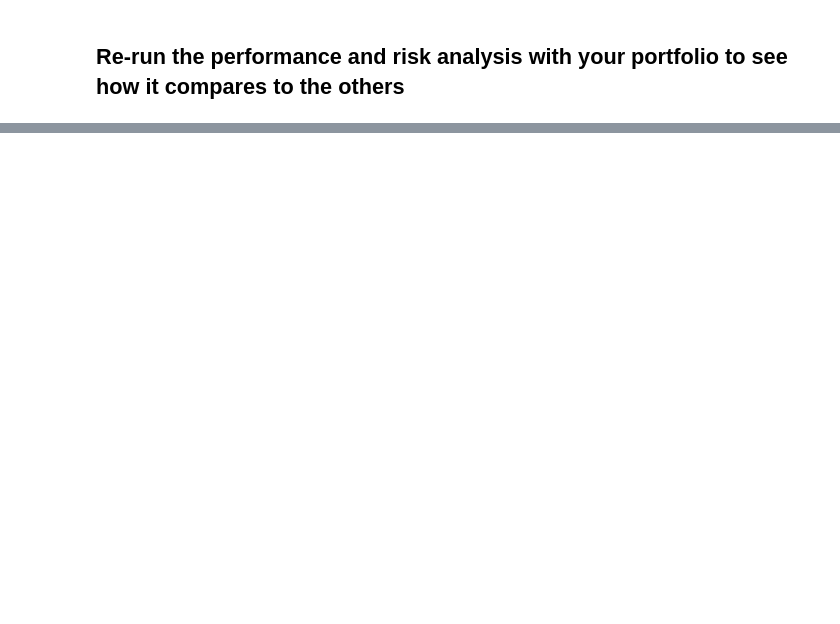
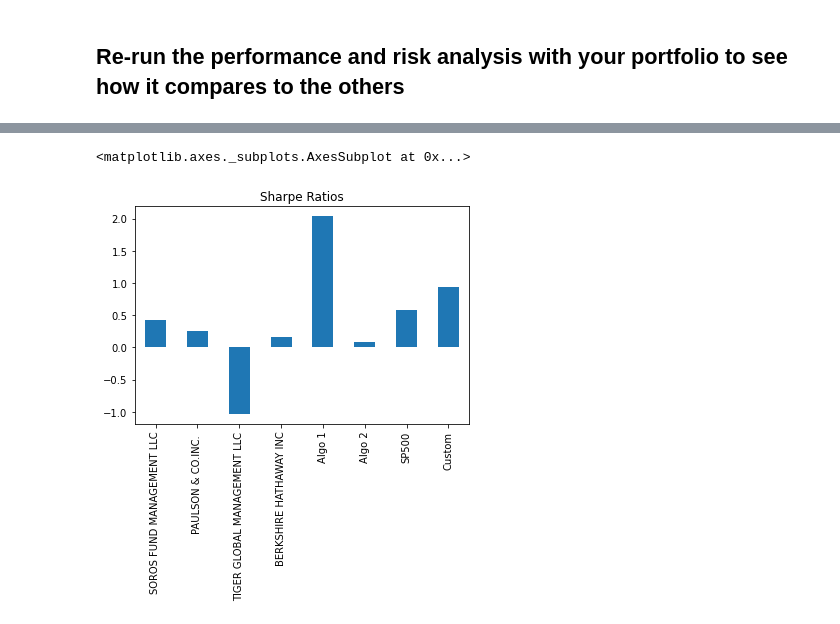
Before and after one commit to hensingh29/homework3, a Jupyter notebook: 04-Pandas_Homework_Starter_Code_whale_analysis.ipynb, the cells around one changed output, grey strips where cells are left out. Cells and saved outputs as stored; diff of their text form; code cells hidden in the pictures; blank space fills up the shorter version.

```diff
--- a/04-Pandas_Homework_Starter_Code_whale_analysis.ipynb
+++ b/04-Pandas_Homework_Starter_Code_whale_analysis.ipynb
@@ -593,3 +661,6 @@ finalportfolio.head()
 # %%
 # Annualized Sharpe Ratios
 # YOUR CODE HERE
+
+sharperatios_final = (finalportfolio.mean() * 252) / (finalportfolio.std() * np.sqrt(252))
+sharperatios_final
@@ -596,6 +677,11 @@ finalportfolio.head()
 # %%
 # Visualize the sharpe ratios as a bar plot
 # YOUR CODE HERE
+
+sharperatios_final.plot(kind='bar',title='Sharpe Ratios')
+# %% [output]
+<matplotlib.axes._subplots.AxesSubplot at 0x...>
+[figure, added]
 # %%
 # Create a correlation analysis
 # YOUR CODE HERE
```
Also changed, not shown: parts of 12 cells of this notebook.
